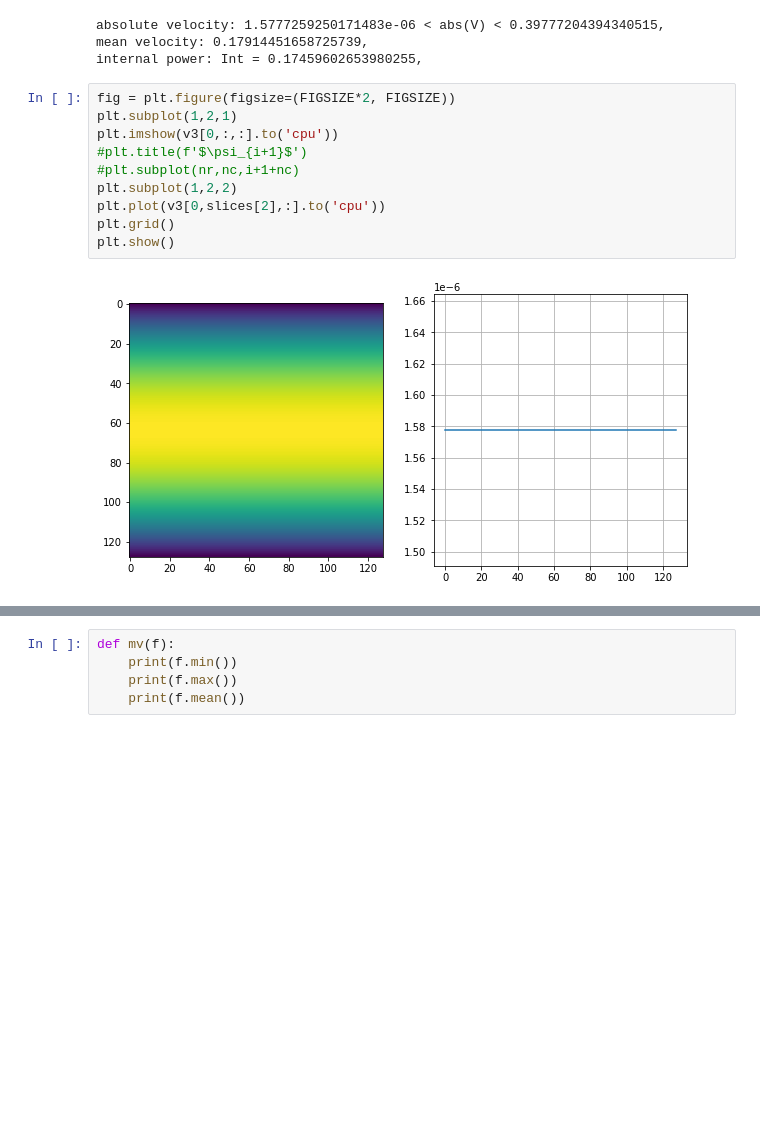
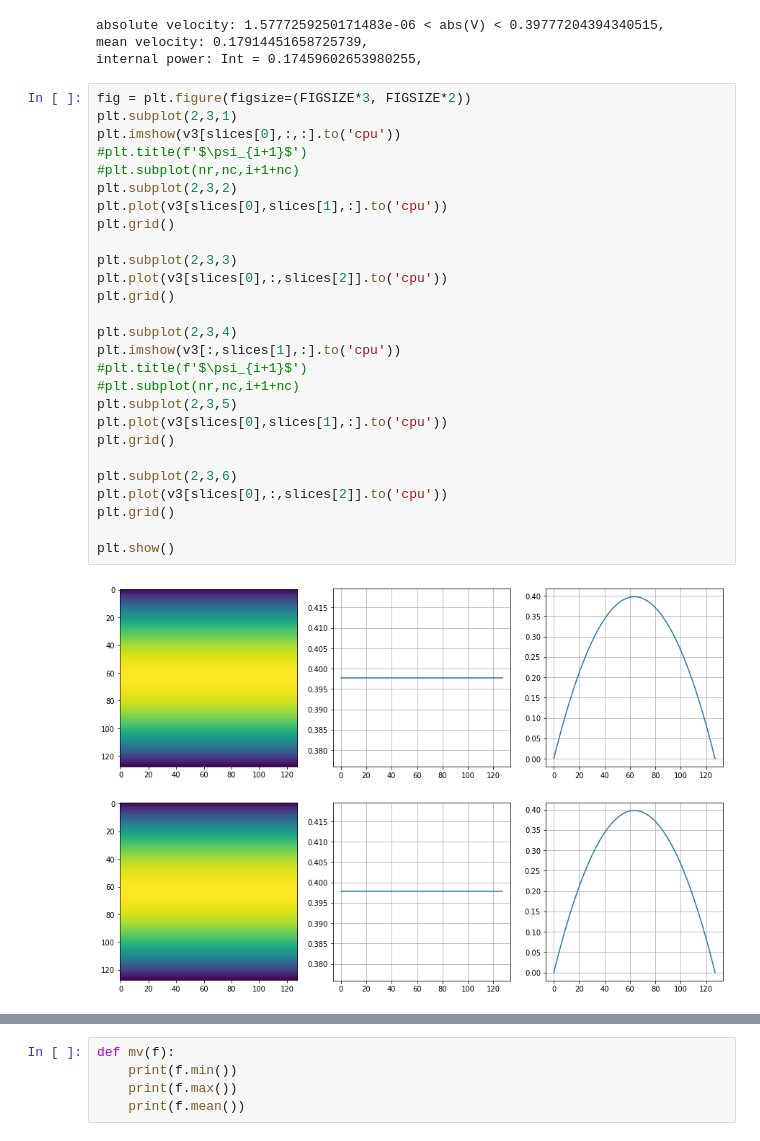
Before and after one commit to litvinenkonikita/Physics_based_ML, a Jupyter notebook: Exact_test/Check_3D_analytical.ipynb, the cells around one changed output, grey strips where cells are left out. Saved outputs shown, nothing was run; the diff lists cells and outputs as text; blank space fills up the shorter version.

```diff
--- a/Exact_test/Check_3D_analytical.ipynb
+++ b/Exact_test/Check_3D_analytical.ipynb
@@ -683,14 +684,31 @@ absolute velocity: 1.5777259250171483e-06 < abs(V) < 0.39777204394340515,
 mean velocity: 0.17914451658725739,
 internal power: Int = 0.17459602653980255,
 # %%
-fig = plt.figure(figsize=(FIGSIZE*2, FIGSIZE))
-plt.subplot(1,2,1)
-plt.imshow(v3[0,:,:].to('cpu'))
+fig = plt.figure(figsize=(FIGSIZE*3, FIGSIZE*2))
+plt.subplot(2,3,1)
+plt.imshow(v3[slices[0],:,:].to('cpu'))
 #plt.title(f'$\psi_{i+1}$')
 #plt.subplot(nr,nc,i+1+nc)
-plt.subplot(1,2,2)
-plt.plot(v3[0,slices[2],:].to('cpu'))
+plt.subplot(2,3,2)
+plt.plot(v3[slices[0],slices[1],:].to('cpu'))
 plt.grid()
+
+plt.subplot(2,3,3)
+plt.plot(v3[slices[0],:,slices[2]].to('cpu'))
+plt.grid()
+
+plt.subplot(2,3,4)
+plt.imshow(v3[:,slices[1],:].to('cpu'))
+#plt.title(f'$\psi_{i+1}$')
+#plt.subplot(nr,nc,i+1+nc)
+plt.subplot(2,3,5)
+plt.plot(v3[slices[0],slices[1],:].to('cpu'))
+plt.grid()
+
+plt.subplot(2,3,6)
+plt.plot(v3[slices[0],:,slices[2]].to('cpu'))
+plt.grid()
+
 plt.show()
 # %% [output]
-[figure, old version]
+[figure, new version]
```
Also changed, not shown: parts of 3 cells of this notebook.
